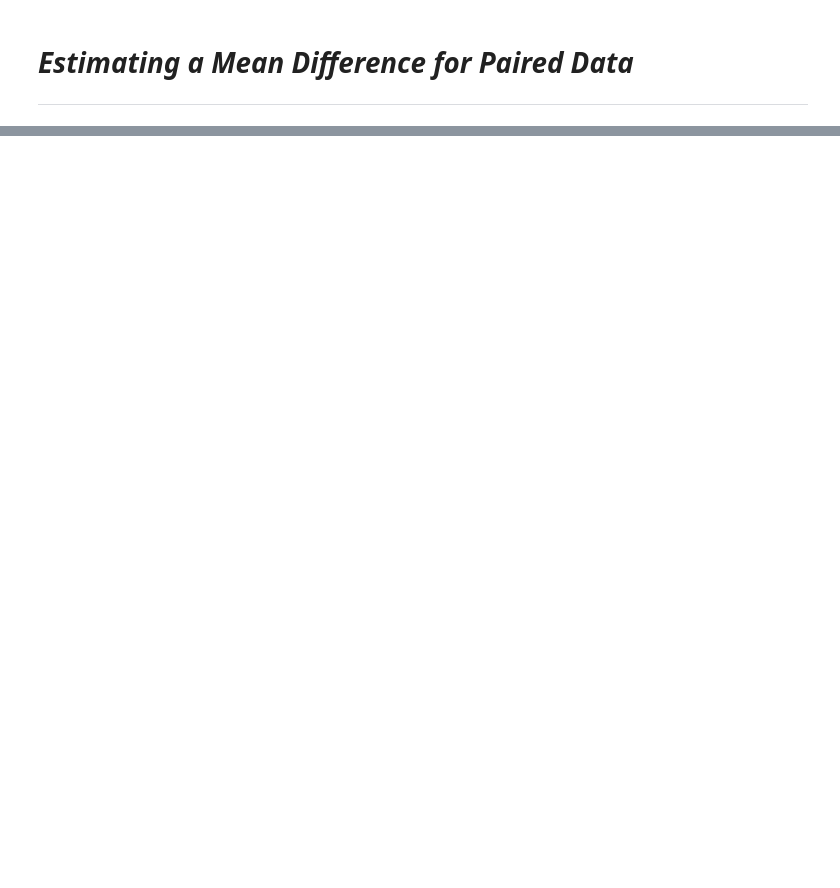
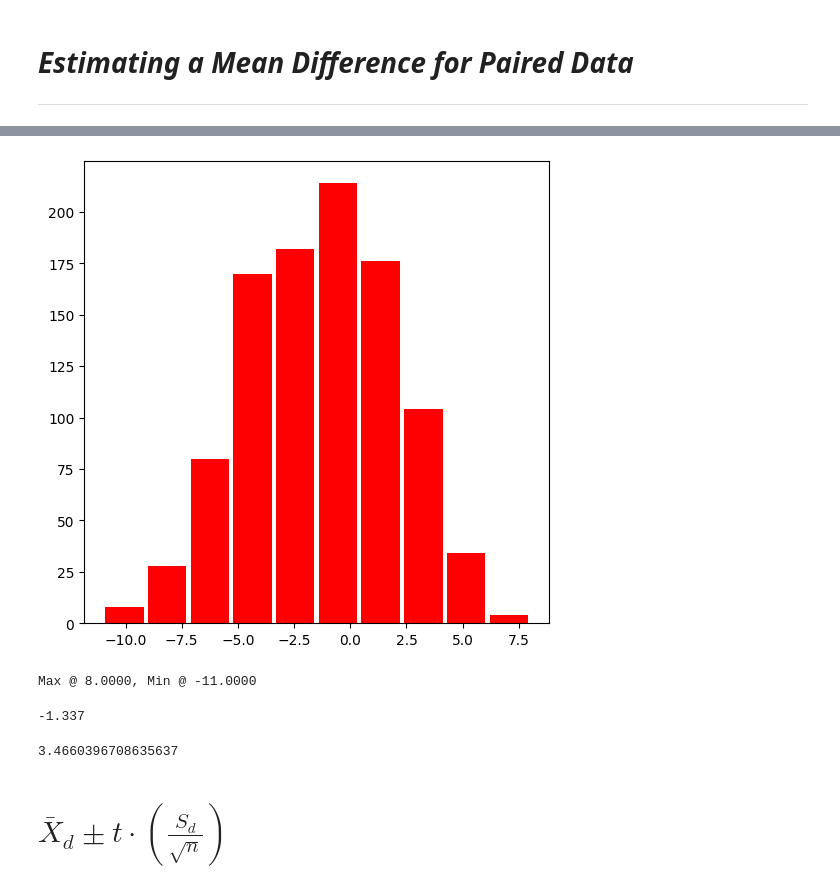
Before and after one commit to anoban/Inferential-Statistical-Analysis-with-Python, a Jupyter notebook: anoban/Estimating a Mean Difference for Paired Data.ipynb, the cells around one changed output, grey strips where cells are left out. Saved outputs shown, nothing was run; the diff lists cells and outputs as text; code cells hidden in the pictures; blank space fills up the shorter version.

```diff
--- a/anoban/Estimating a Mean Difference for Paired Data.ipynb
+++ b/anoban/Estimating a Mean Difference for Paired Data.ipynb
@@ -26,0 +48,26 @@ twin_2 = np.random.randint(low = 4, high = 8, size = 100_000) + np.random.normal
+# %%
+# Let's make a sample of size 1,000
+
+sample = pop_diff[np.random.randint(low = 0, high = pop_diff.size, size = 1000)]
+
+fig, axes = plt.subplots()
+fig.set_size_inches(6, 6)
+axes.hist(sample, bins = 10, color = "red", rwidth = 0.9)
+plt.show()
+# %% [output]
+[figure, added]
+# %%
+# We have a sample of size 1,000
+# And the histogram shows a peak near 0.
+
+print(f"Max @ {sample.max():.4f}, Min @ {sample.min():.4f}")
+# %% [output]
+Max @ 8.0000, Min @ -11.0000
+# %%
+sample.mean()
+# %% [output]
+-1.337
+# %%
+sample.std()
+# %% [output]
+3.4660396708635637
@@ -26,0 +78,2 @@ twin_2 = np.random.randint(low = 4, high = 8, size = 100_000) + np.random.normal
+# %% [markdown]
+# ___$\bar{X}_d \pm t \cdot (\frac{S_d}{\sqrt{n}})$___
```
Also changed, not shown: parts of 14 cells of this notebook.
